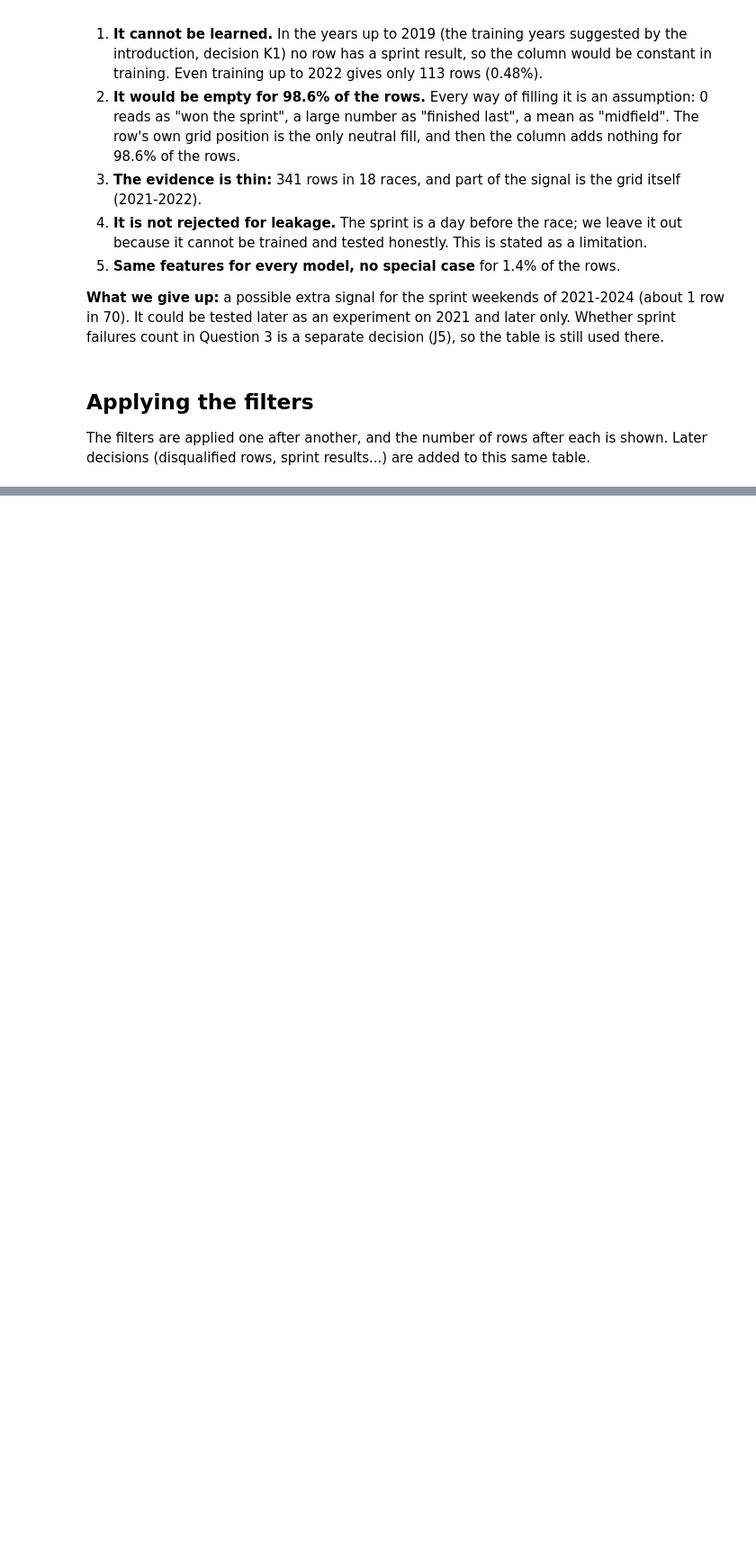
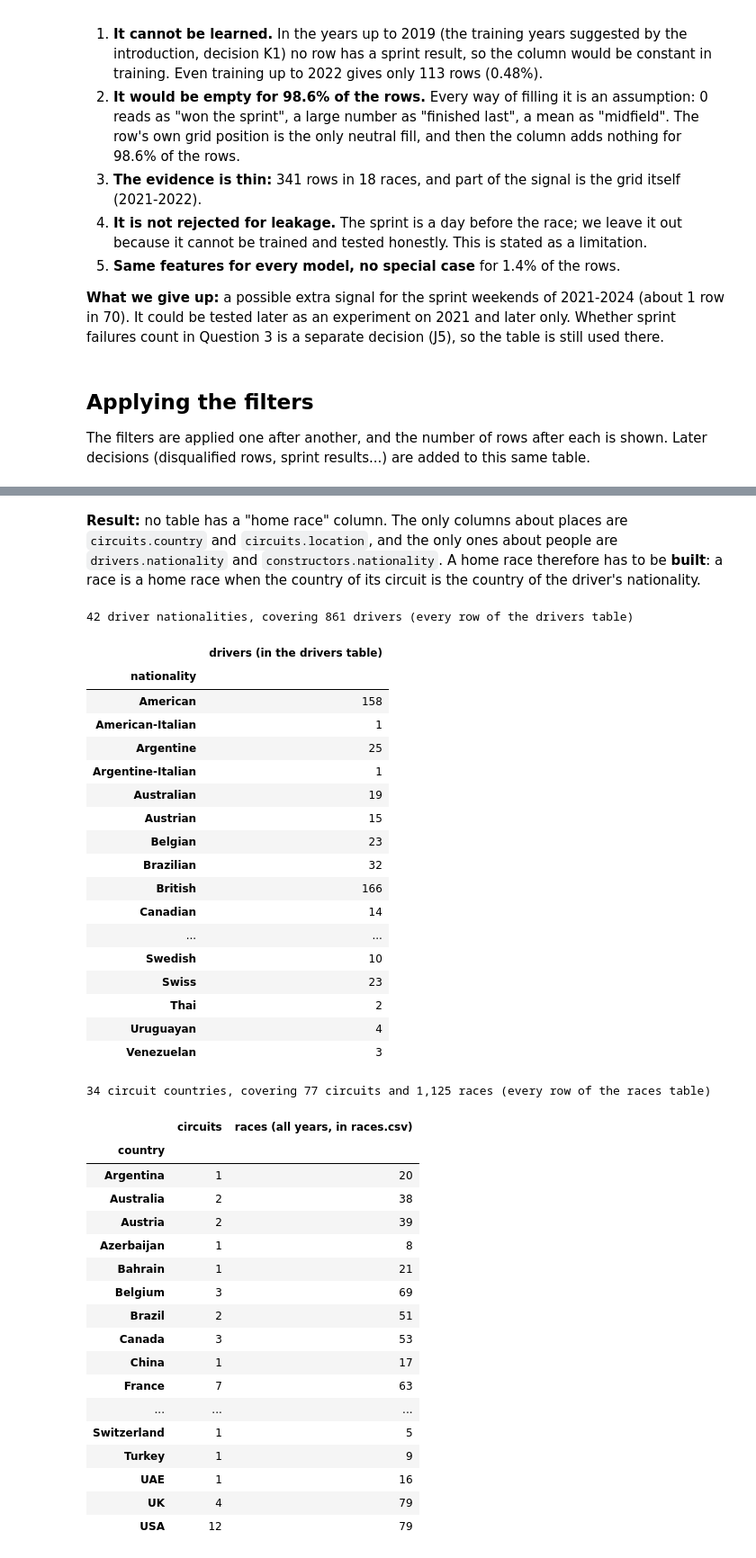
Before and after one commit to esralsayed/ACL-milestone1, a Jupyter notebook: F1_podium_prediction.ipynb, the cells around one changed output, grey strips where cells are left out. Shown at 90% size. Cells and saved outputs as stored; diff of their text form; code cells hidden in the pictures; blank space fills up the shorter version.

```diff
--- a/F1_podium_prediction.ipynb
+++ b/F1_podium_prediction.ipynb
@@ -2348,0 +2516,22 @@ pd.DataFrame(filter_log).set_index("step")
+# %%
+# Step 3: apply the dictionary to COPIES of the tables (the raw tables in `text` do not change)
+def clean_labels(table):
+    df = text[table].copy()
+    for column in df.columns:                                   # a) remove spaces around every text value
+        df[column] = df[column].str.strip()
+    for (t, c), mapping in LABEL_MAP.items():                   # b) direct mapping, variant -> label we keep
+        if t == table:
+            df[c] = df[c].replace(mapping)
+    return df
+
+drivers_clean = clean_labels("drivers")
+circuits_clean = clean_labels("circuits")
+constructors_clean = clean_labels("constructors")
+
+# Before and after
+pd.DataFrame({
+    "labels before": {"drivers.nationality": text["drivers"]["nationality"].nunique(), "circuits.country": text["circuits"]["country"].nunique(),
+                      "constructors.name with '&amp;'": int(text["constructors"]["name"].str.contains("&amp;").sum())},
+    "labels after":  {"drivers.nationality": drivers_clean["nationality"].nunique(), "circuits.country": circuits_clean["country"].nunique(),
+                      "constructors.name with '&amp;'": int(constructors_clean["name"].str.contains("&amp;").sum())},
+})
@@ -2348,0 +2564,52 @@ pd.DataFrame(filter_log).set_index("step")
+# %% [markdown]
+**Result:** no table has a "home race" column. The only columns about places are `circuits.country` and `circuits.location`, and the only ones about people are `drivers.nationality` and `constructors.nationality`. A home race therefore has to be **built**: a race is a home race when the country of its circuit is the country of the driver's nationality.
+# %%
+# The two lists we have to link: the nationality of a driver and the country of a circuit (cleaned labels, decision A5)
+# These are two separate lists. One row of the first is one nationality; one row of the second is one country. Row 1 of one has nothing to do with row 1 of the other.
+nationalities = (drivers_clean.groupby("nationality").agg(drivers=("driverId", "size")).sort_index())
+countries = (circuits_clean.merge(text["races"][["circuitId", "raceId"]], on="circuitId", how="left")
+             .groupby("country").agg(circuits=("circuitId", "nunique"), races=("raceId", "nunique")).sort_index())
+
+print(f"{len(nationalities)} driver nationalities, covering {int(nationalities['drivers'].sum())} drivers (every row of the drivers table)")
+display(nationalities.rename(columns={"drivers": "drivers (in the drivers table)"}))
+print(f"{len(countries)} circuit countries, covering {int(countries['circuits'].sum())} circuits and {int(countries['races'].sum()):,} races (every row of the races table)")
+display(countries.rename(columns={"races": "races (all years, in races.csv)"}))
+# %% [output]
+42 driver nationalities, covering 861 drivers (every row of the drivers table)
+|  | drivers (in the drivers table) |
+| nationality |  |
+| American | 158 |
+| American-Italian | 1 |
+| Argentine | 25 |
+| Argentine-Italian | 1 |
+| Australian | 19 |
+| Austrian | 15 |
+| Belgian | 23 |
+| Brazilian | 32 |
+| British | 166 |
+| Canadian | 14 |
+| ... | ... |
+| Swedish | 10 |
+| Swiss | 23 |
+| Thai | 2 |
+| Uruguayan | 4 |
+| Venezuelan | 3 |
+34 circuit countries, covering 77 circuits and 1,125 races (every row of the races table)
+|  | circuits | races (all years, in races.csv) |
+| country |  |  |
+| Argentina | 1 | 20 |
+| Australia | 2 | 38 |
+| Austria | 2 | 39 |
+| Azerbaijan | 1 | 8 |
+| Bahrain | 1 | 21 |
+| Belgium | 3 | 69 |
+| Brazil | 2 | 51 |
+| Canada | 3 | 53 |
+| China | 1 | 17 |
+| France | 7 | 63 |
+| ... | ... | ... |
+| Switzerland | 1 | 5 |
+| Turkey | 1 | 9 |
+| UAE | 1 | 16 |
+| UK | 4 | 79 |
+| USA | 12 | 79 |
```
Also changed, not shown: parts of 68 cells of this notebook, 1 other file.
